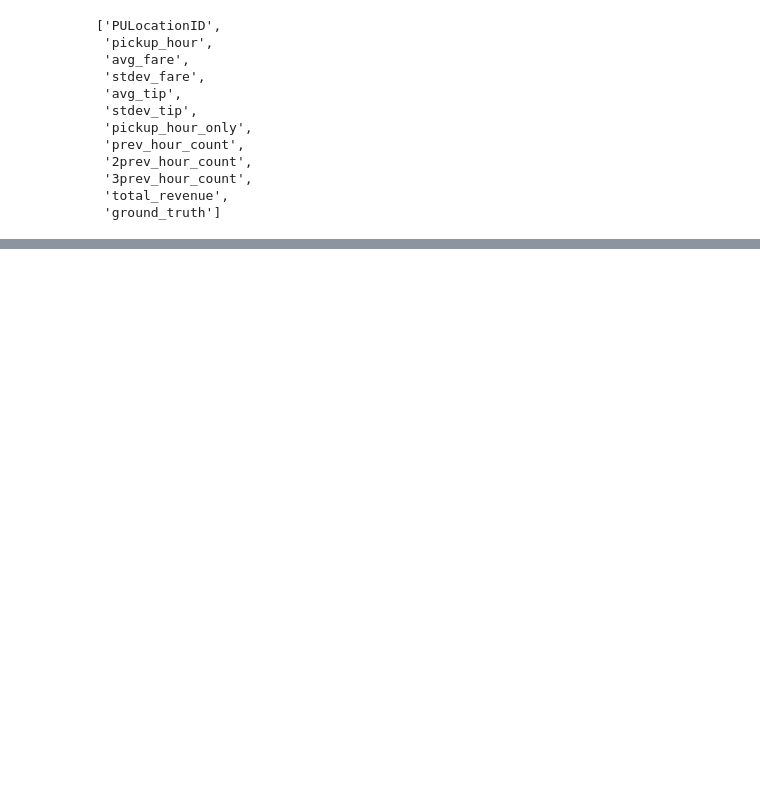
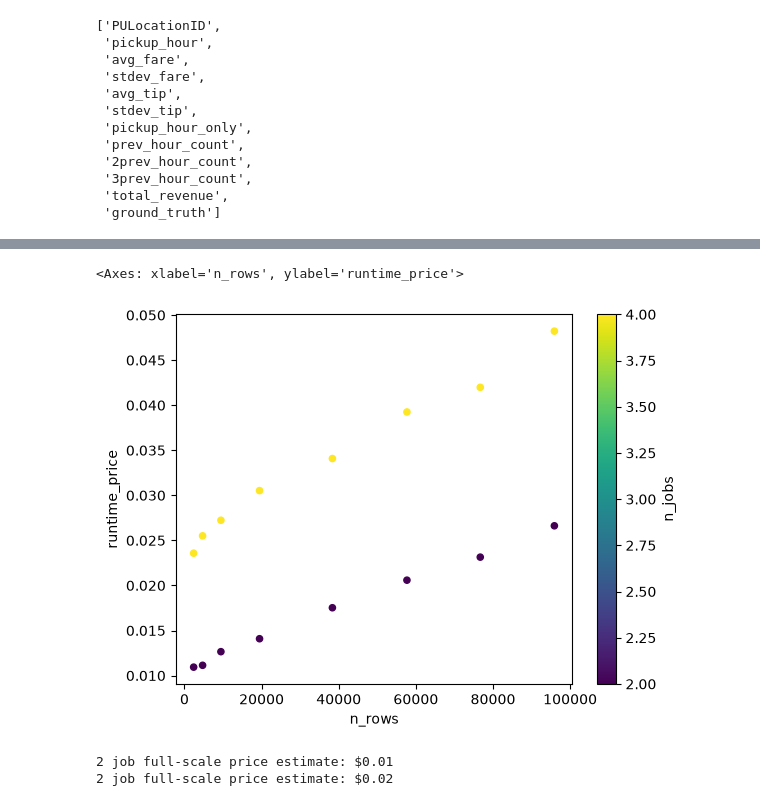
Before and after one commit to felimomo/AWS-ML-taxi-nyc, a Jupyter notebook: data-explore.ipynb, the cells around one changed output, grey strips where cells are left out. Saved outputs shown, nothing was run; the diff lists cells and outputs as text; code cells hidden in the pictures; blank space fills up the shorter version.

```diff
--- a/data-explore.ipynb
+++ b/data-explore.ipynb
@@ -451,0 +510,25 @@ XGBoost mse: 660.8542781398289
+# %%
+import time
+
+SAMPLE_FRACTIONS = [0.01, 0.02, 0.04, 0.08, 0.16, 0.24, 0.32, 0.40]
+
+train_df_dict = {
+    sample_frac: (
+        hourly_with_lag
+            .select([*feature_cols, label_col])
+            .sample(sample_frac)
+            .toPandas()
+    )
+    for sample_frac in SAMPLE_FRACTIONS
+}
+X_dict = {
+    sample_frac: train_df_dict[sample_frac][feature_cols].to_numpy()
+    for sample_frac in SAMPLE_FRACTIONS
+}
+y_dict = {
+    sample_frac: train_df_dict[sample_frac][[label_col]].to_numpy()
+    for sample_frac in SAMPLE_FRACTIONS
+}
+
+print(X_dict[SAMPLE_FRACTIONS[0]].shape)
+print(y_dict[SAMPLE_FRACTIONS[0]].shape)
@@ -451,0 +598,5 @@ XGBoost mse: 660.8542781398289
+# %%
+benchmark_df['runtime_price'] = benchmark_df.apply(
+    axis=1,
+    func = lambda row: row.instance_price * row.wall_runtime
+)
@@ -451,0 +612,11 @@ XGBoost mse: 660.8542781398289
+# %%
+benchmark_df.plot(
+    x = 'n_rows',
+    y = 'runtime_price',
+    c = 'n_jobs',
+    cmap = 'viridis',
+    kind='scatter'
+)
+# %% [output]
+<Axes: xlabel='n_rows', ylabel='runtime_price'>
+[figure, added]
@@ -451,0 +642,6 @@ XGBoost mse: 660.8542781398289
+# %%
+print(f"2 job full-scale price estimate: ${reg_nj2.predict([[1]])[0]:.2f}")
+print(f"2 job full-scale price estimate: ${reg_nj4.predict([[1]])[0]:.2f}")
+# %% [output]
+2 job full-scale price estimate: $0.01
+2 job full-scale price estimate: $0.02
```
Also changed, not shown: parts of 20 cells of this notebook.
